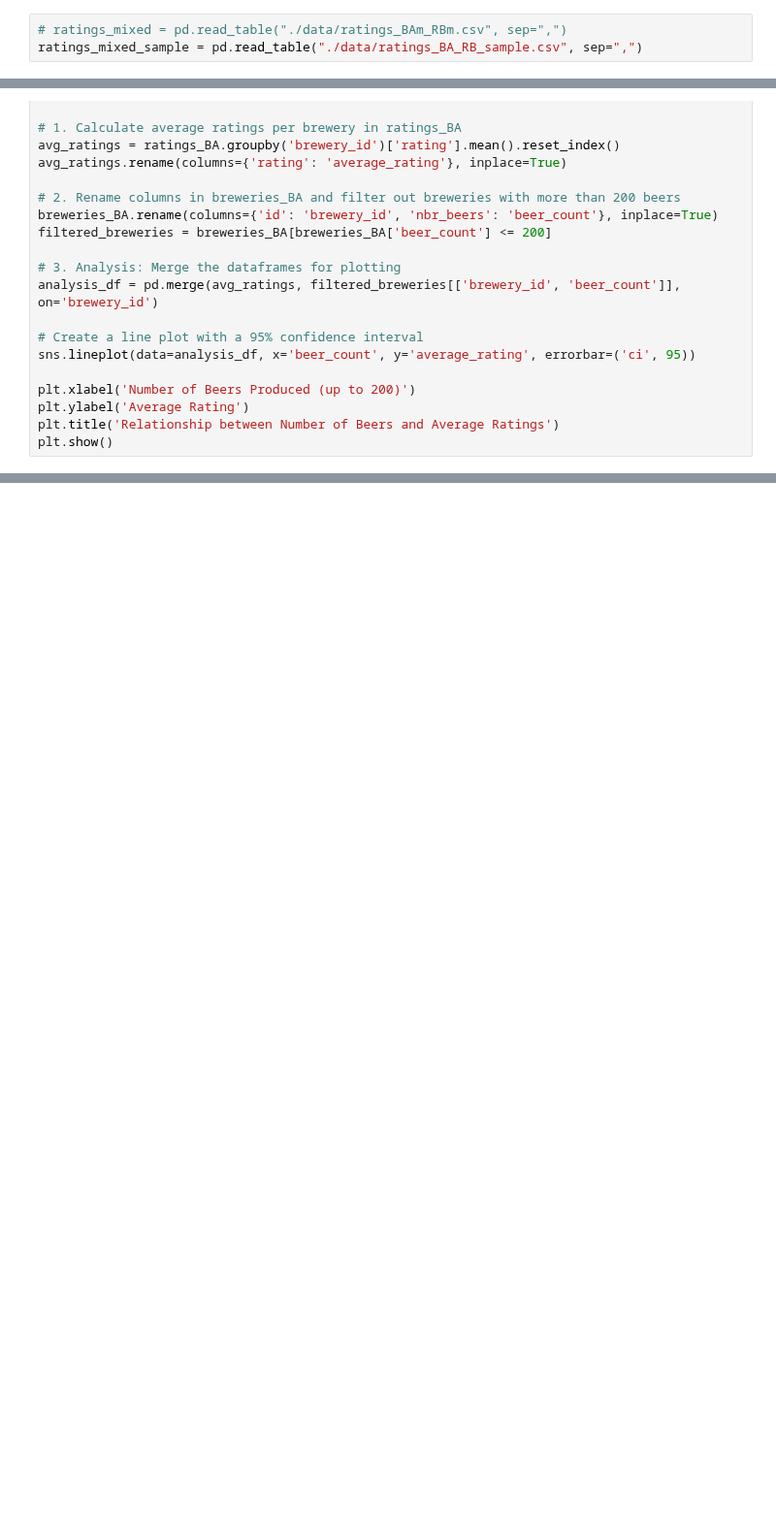
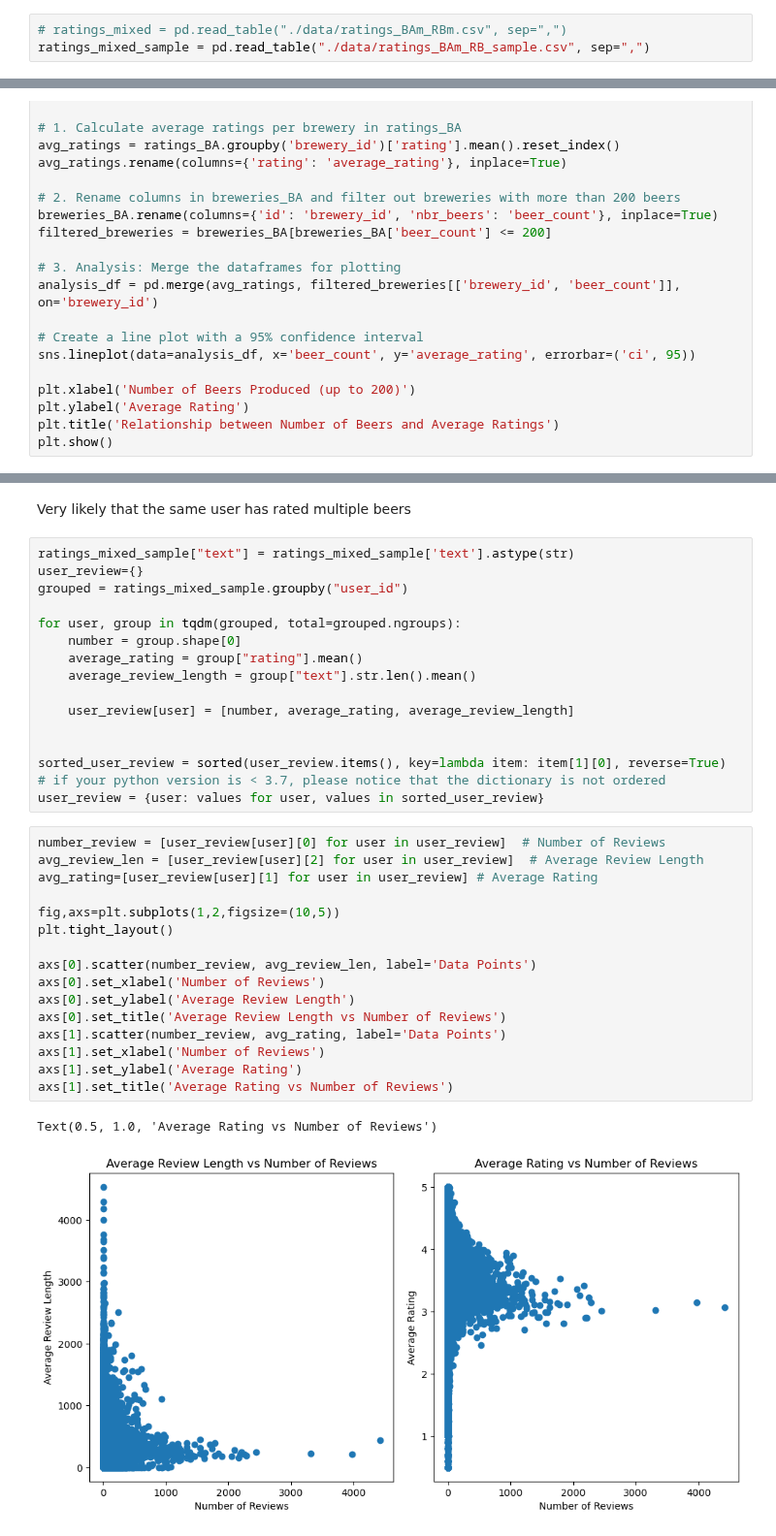
Before and after one commit to epfl-ada/ada-2023-project-dada, a Jupyter notebook: main.ipynb, the cells around one changed output, grey strips where cells are left out. Shown at 97% size. Cells and saved outputs as stored; diff of their text form; blank space fills up the shorter version.

```diff
--- a/main.ipynb
+++ b/main.ipynb
@@ -52,7 +52,7 @@ if do_populate_merge:
 ### Load populated merged ratings
 # %%
 # ratings_mixed = pd.read_table("./data/ratings_BAm_RBm.csv", sep=",")
-ratings_mixed_sample = pd.read_table("./data/ratings_BA_RB_sample.csv", sep=",")
+ratings_mixed_sample = pd.read_table("./data/ratings_BAm_RB_sample.csv", sep=",")
 # %% [markdown]
 ## Analysis
 # %% [markdown]
@@ -262,0 +245,37 @@ plt.show()
+# %% [markdown]
+Very likely that the same user has rated multiple beers
+# %%
+ratings_mixed_sample["text"] = ratings_mixed_sample['text'].astype(str)
+user_review={}
+grouped = ratings_mixed_sample.groupby("user_id")
+
+for user, group in tqdm(grouped, total=grouped.ngroups):
+    number = group.shape[0]
+    average_rating = group["rating"].mean()
+    average_review_length = group["text"].str.len().mean()
+
+    user_review[user] = [number, average_rating, average_review_length]
+
+
+sorted_user_review = sorted(user_review.items(), key=lambda item: item[1][0], reverse=True)
+# if your python version is < 3.7, please notice that the dictionary is not ordered
+user_review = {user: values for user, values in sorted_user_review}
+# %%
+number_review = [user_review[user][0] for user in user_review]  # Number of Reviews
+avg_review_len = [user_review[user][2] for user in user_review]  # Average Review Length
+avg_rating=[user_review[user][1] for user in user_review] # Average Rating
+
+fig,axs=plt.subplots(1,2,figsize=(10,5))
+plt.tight_layout()
+
+axs[0].scatter(number_review, avg_review_len, label='Data Points')
+axs[0].set_xlabel('Number of Reviews')
+axs[0].set_ylabel('Average Review Length')
+axs[0].set_title('Average Review Length vs Number of Reviews')
+axs[1].scatter(number_review, avg_rating, label='Data Points')
+axs[1].set_xlabel('Number of Reviews')
+axs[1].set_ylabel('Average Rating')
+axs[1].set_title('Average Rating vs Number of Reviews')
+# %% [output]
+Text(0.5, 1.0, 'Average Rating vs Number of Reviews')
+[figure, added]
```
Also changed, not shown: parts of 6 cells of this notebook, 1 other file.
